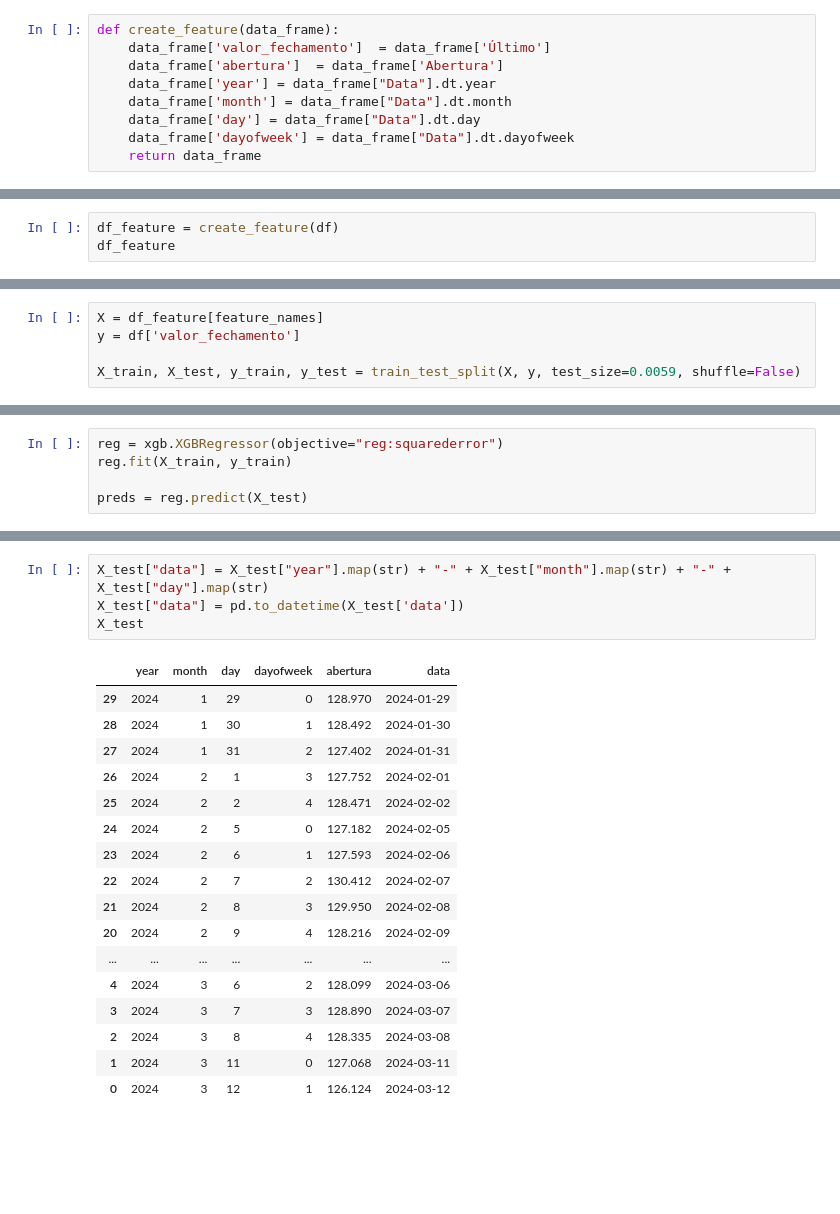
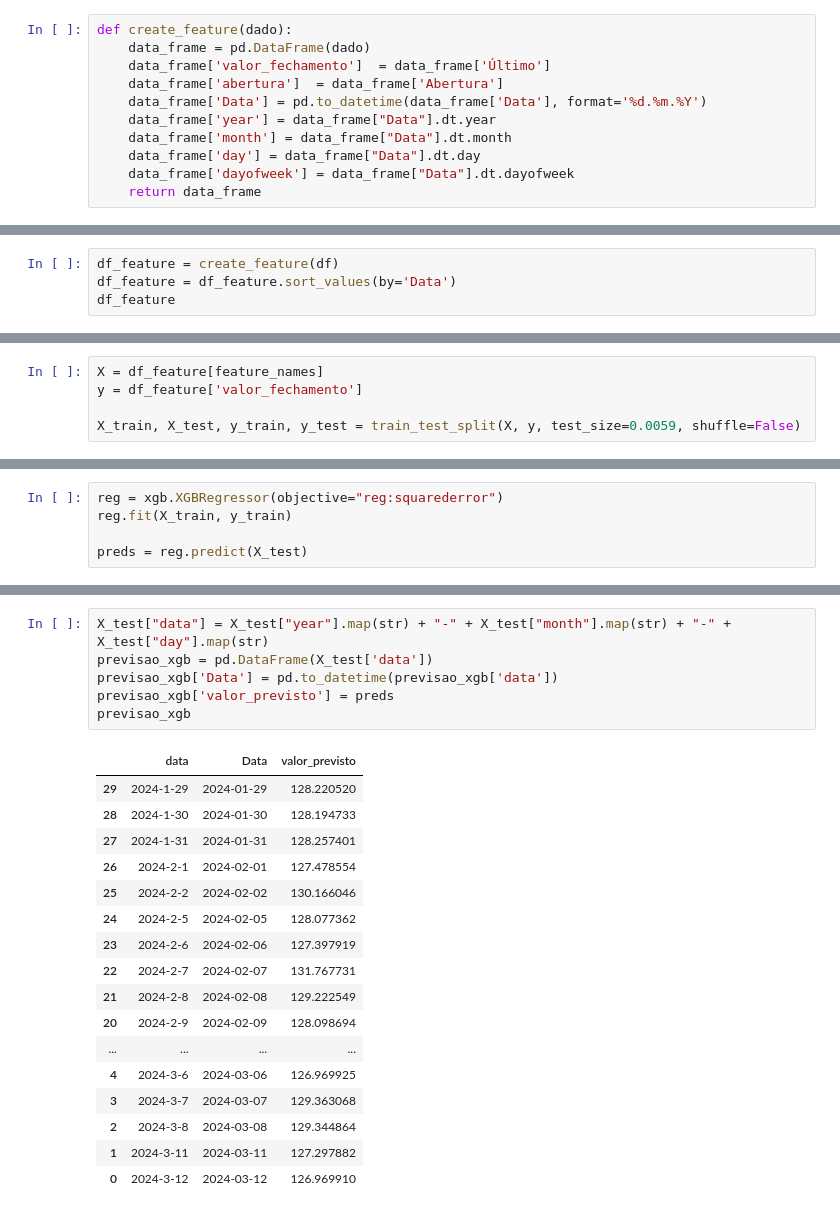
Before and after one commit to willdevsp/fiap-tech-challenge-pos-tech-data-analytics, a Jupyter notebook: Fase2/tech-challenger-bolsa-valores.ipynb, the cells around one changed output, grey strips where cells are left out. Drawn from its saved outputs; the diff is of its cells as text; blank space fills up the shorter version.

```diff
--- a/Fase2/tech-challenger-bolsa-valores.ipynb
+++ b/Fase2/tech-challenger-bolsa-valores.ipynb
@@ -902,9 +914,11 @@ O **XGBRegressor** é um algoritmo de *machine learning* poderoso e eficiente, e
 * Combina múltiplas árvores para criar um modelo forte.
 * É conhecido por sua alta performance e capacidade de lidar com diferentes tipos de dados.
 # %%
-def create_feature(data_frame):
+def create_feature(dado):
+    data_frame = pd.DataFrame(dado)
     data_frame['valor_fechamento']  = data_frame['Último']
     data_frame['abertura']  = data_frame['Abertura']
+    data_frame['Data'] = pd.to_datetime(data_frame['Data'], format='%d.%m.%Y')
     data_frame['year'] = data_frame["Data"].dt.year
     data_frame['month'] = data_frame["Data"].dt.month
     data_frame['day'] = data_frame["Data"].dt.day
@@ -915,5 +929,6 @@ feature_names = ["year", "month", "day", "dayofweek","abertura"]
 target = "valor_fechamento"
 # %%
 df_feature = create_feature(df)
+df_feature = df_feature.sort_values(by='Data')
 df_feature
 # %% [output]
@@ -921,6 +948,6 @@ AttributeError: Can only use .dt accessor with datetimelike values
 # %%
 X = df_feature[feature_names]
-y = df['valor_fechamento']
+y = df_feature['valor_fechamento']
 
 X_train, X_test, y_train, y_test = train_test_split(X, y, test_size=0.0059, shuffle=False)
 # %%
@@ -966,22 +1026,24 @@ Acuracia 98.68 %
 # %%
 X_test["data"] = X_test["year"].map(str) + "-" + X_test["month"].map(str) + "-" + X_test["day"].map(str)
-X_test["data"] = pd.to_datetime(X_test['data'])
-X_test
+previsao_xgb = pd.DataFrame(X_test['data'])
+previsao_xgb['Data'] = pd.to_datetime(previsao_xgb['data'])
+previsao_xgb['valor_previsto'] = preds
+previsao_xgb
 # %% [output]
-|  | year | month | day | dayofweek | abertura | data |
-| 29 | 2024 | 1 | 29 | 0 | 128.970 | 2024-01-29 |
-| 28 | 2024 | 1 | 30 | 1 | 128.492 | 2024-01-30 |
-| 27 | 2024 | 1 | 31 | 2 | 127.402 | 2024-01-31 |
-| 26 | 2024 | 2 | 1 | 3 | 127.752 | 2024-02-01 |
-| 25 | 2024 | 2 | 2 | 4 | 128.471 | 2024-02-02 |
-| 24 | 2024 | 2 | 5 | 0 | 127.182 | 2024-02-05 |
-| 23 | 2024 | 2 | 6 | 1 | 127.593 | 2024-02-06 |
-| 22 | 2024 | 2 | 7 | 2 | 130.412 | 2024-02-07 |
-| 21 | 2024 | 2 | 8 | 3 | 129.950 | 2024-02-08 |
-| 20 | 2024 | 2 | 9 | 4 | 128.216 | 2024-02-09 |
-| ... | ... | ... | ... | ... | ... | ... |
-| 4 | 2024 | 3 | 6 | 2 | 128.099 | 2024-03-06 |
-| 3 | 2024 | 3 | 7 | 3 | 128.890 | 2024-03-07 |
-| 2 | 2024 | 3 | 8 | 4 | 128.335 | 2024-03-08 |
-| 1 | 2024 | 3 | 11 | 0 | 127.068 | 2024-03-11 |
-| 0 | 2024 | 3 | 12 | 1 | 126.124 | 2024-03-12 |
+|  | data | Data | valor_previsto |
+| 29 | 2024-1-29 | 2024-01-29 | 128.220520 |
+| 28 | 2024-1-30 | 2024-01-30 | 128.194733 |
+| 27 | 2024-1-31 | 2024-01-31 | 128.257401 |
+| 26 | 2024-2-1 | 2024-02-01 | 127.478554 |
+| 25 | 2024-2-2 | 2024-02-02 | 130.166046 |
+| 24 | 2024-2-5 | 2024-02-05 | 128.077362 |
+| 23 | 2024-2-6 | 2024-02-06 | 127.397919 |
+| 22 | 2024-2-7 | 2024-02-07 | 131.767731 |
+| 21 | 2024-2-8 | 2024-02-08 | 129.222549 |
+| 20 | 2024-2-9 | 2024-02-09 | 128.098694 |
+| ... | ... | ... | ... |
+| 4 | 2024-3-6 | 2024-03-06 | 126.969925 |
+| 3 | 2024-3-7 | 2024-03-07 | 129.363068 |
+| 2 | 2024-3-8 | 2024-03-08 | 129.344864 |
+| 1 | 2024-3-11 | 2024-03-11 | 127.297882 |
+| 0 | 2024-3-12 | 2024-03-12 | 126.969910 |
```
Also changed, not shown: parts of 74 cells of this notebook.
